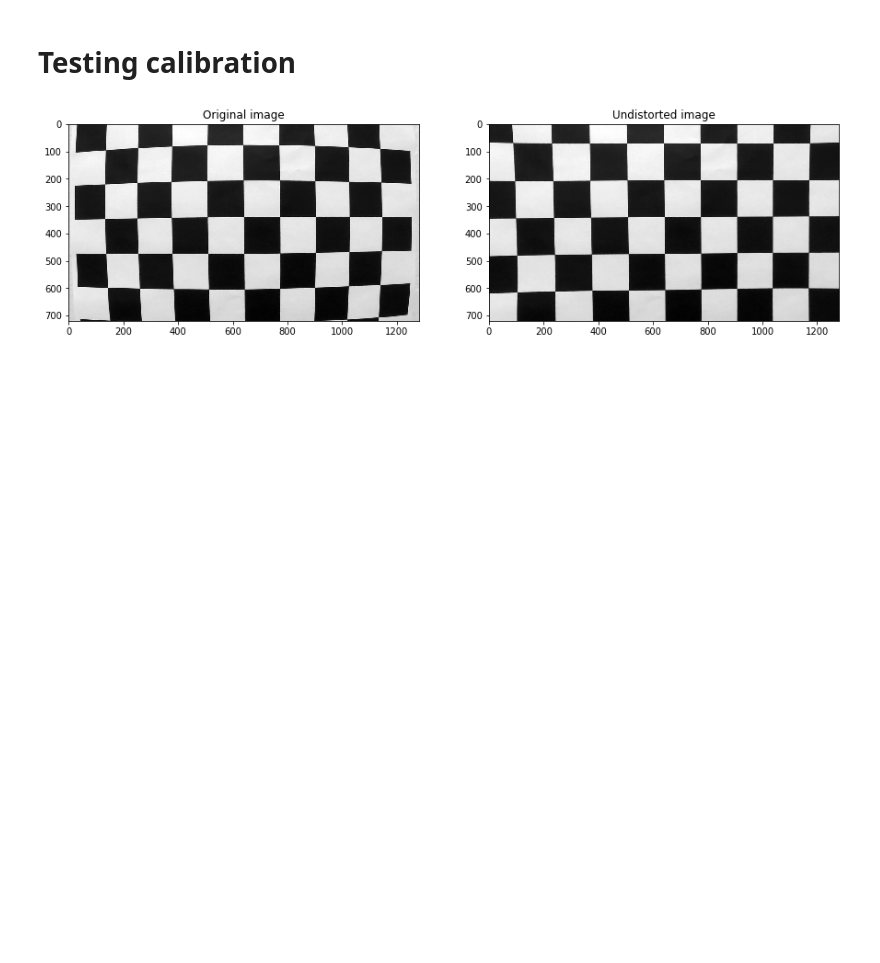
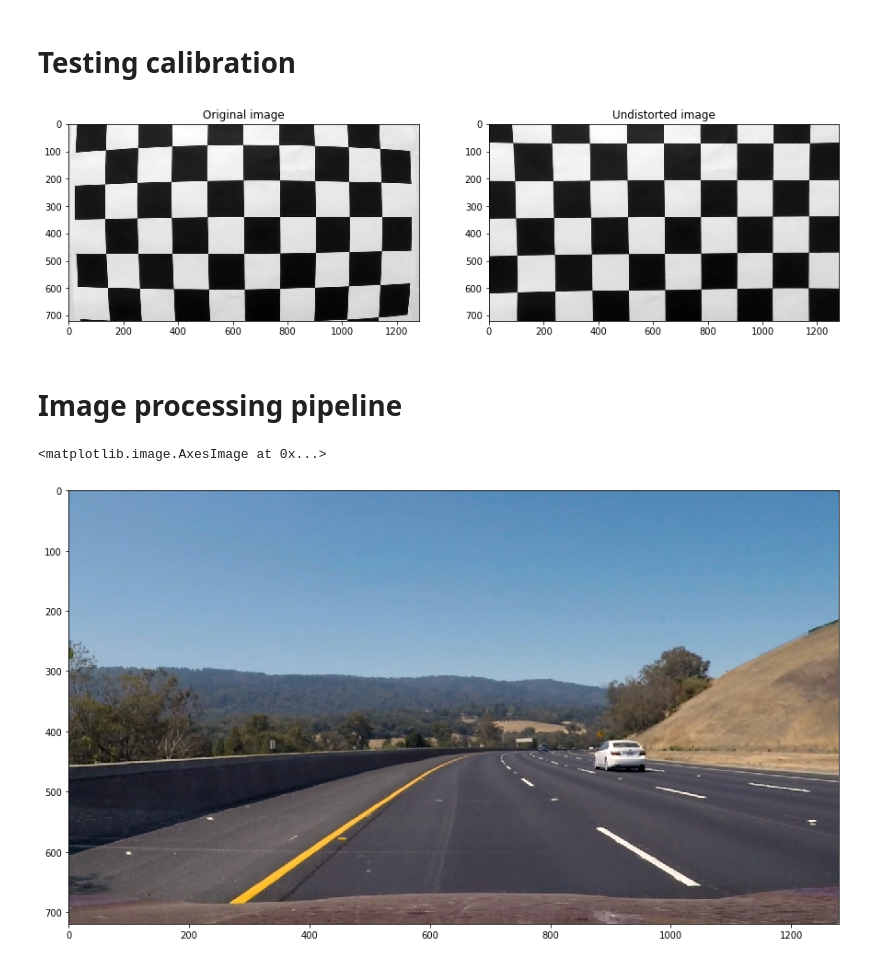
Before and after one commit to tindandelion/carnd-advanced-lane-detection-p4, a Jupyter notebook: advanced-lane-detection.ipynb, the cells around one changed output. Saved outputs shown, nothing was run; the diff lists cells and outputs as text; code cells hidden in the pictures; blank space fills up the shorter version.

```diff
--- a/advanced-lane-detection.ipynb
+++ b/advanced-lane-detection.ipynb
@@ -65,2 +77,10 @@ fig.savefig('output/calibration_test.png');
 # %% [output]
 [figure]
+# %% [markdown]
+# Image processing pipeline
+# %%
+sample_image = mpimg.imread('./test_images/test3.jpg')
+plt.imshow(sample_image)
+# %% [output]
+<matplotlib.image.AxesImage at 0x...>
+[figure, added]
```
Also changed, not shown: parts of 16 cells of this notebook, 5 other files.
